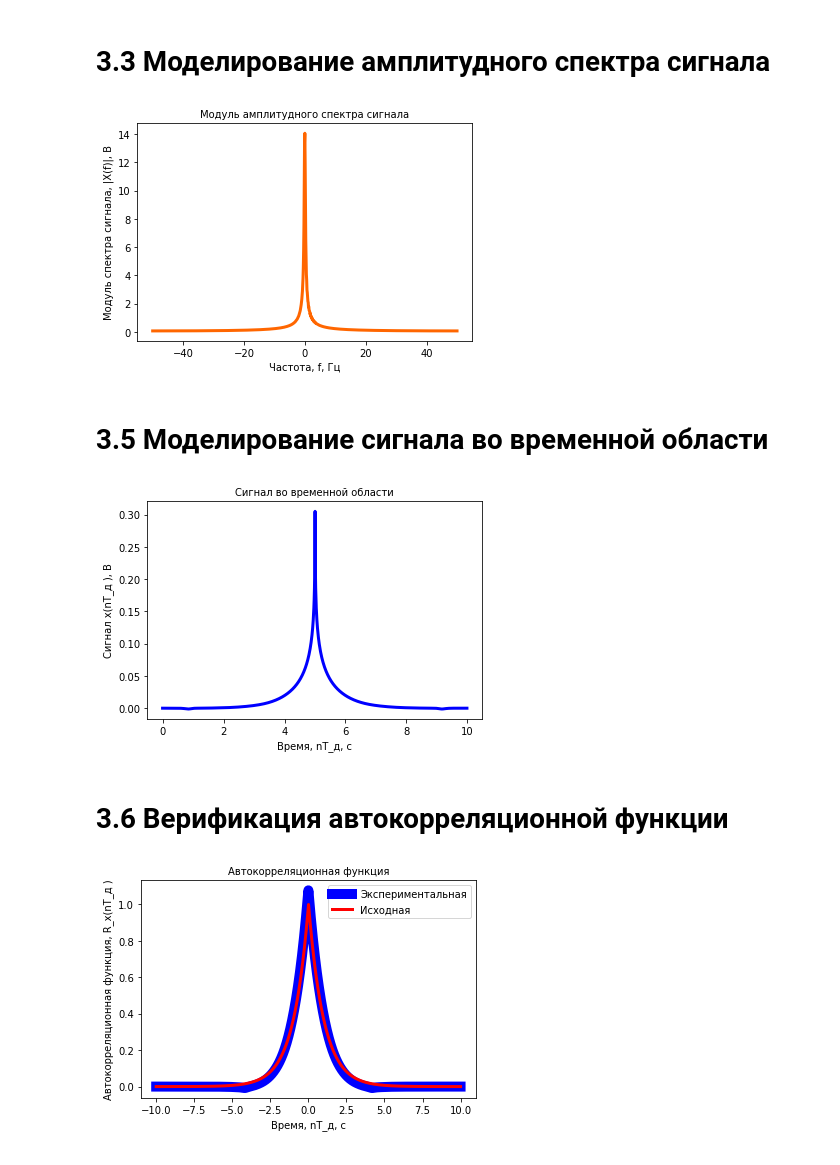
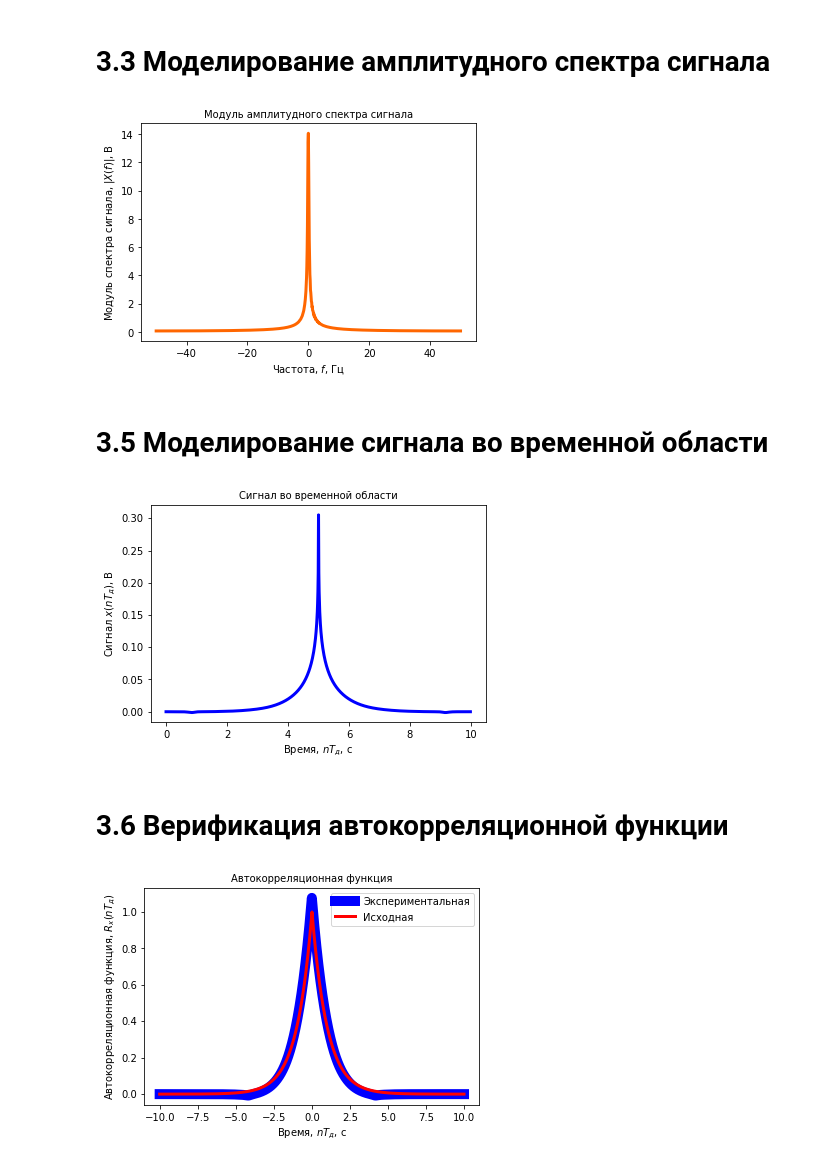
Before and after one commit to SakuraOneLove/DSP-2020, a Jupyter notebook: 8.ipynb, the cells around one changed output. Cells and saved outputs as stored; diff of their text form; code cells hidden in the pictures.

```diff
--- a/8.ipynb
+++ b/8.ipynb
@@ -172,11 +172,11 @@ sX = np.sqrt(aFSPM) # Формирование значений
 plt.plot(f, np.absolute(np.fft.fftshift(sX)), color=fColor, linewidth=3)
 
 plt.title("Модуль амплитудного спектра сигнала", fontname="Liberation Serif", fontsize=10)   # Заголовок
-plt.xlabel("Частота, f, Гц", fontname="Liberation Serif", fontsize=10)    # Надпись оси абсцисс
-plt.ylabel("Модуль спектра сигнала, |X(f)|, В", fontname="Liberation Serif", fontsize=10)    # Надпись оси ординат
+plt.xlabel("Частота, $\mathit{f}$, Гц", fontname="Liberation Serif", fontsize=10)    # Надпись оси абсцисс
+plt.ylabel("Модуль спектра сигнала, |$\mathit{X(f)}$|, В", fontname="Liberation Serif", fontsize=10)    # Надпись оси ординат
 plt.show()    # Отрисовка графика
 # %% [output]
-[figure, old version]
+[figure, new version]
 # %% [markdown]
 # 3.5 Моделирование сигнала во временной области
 # %%
@@ -188,26 +188,26 @@ x = np.fft.ifftshift(x) # Смещение сигнала
 plt.plot(t[NN-N-1:NN-1], x, color=tColor, linewidth=3)
 
 plt.title("Сигнал во временной области", fontname="Liberation Serif", fontsize=10)   # Заголовок
-plt.xlabel("Время, nT_д, с", fontname="Liberation Serif", fontsize=10)    # Надпись оси абсцисс
-plt.ylabel("Сигнал x(nT_д ), В", fontname="Liberation Serif", fontsize=10)    # Надпись оси ординат
+plt.xlabel("Время, $\mathit{nT_д}$, с", fontname="Liberation Serif", fontsize=10)    # Надпись оси абсцисс
+plt.ylabel("Сигнал $\mathit{x(nT_д)}$, В", fontname="Liberation Serif", fontsize=10)    # Надпись оси ординат
 plt.show()    # Отрисовка графика
 # %% [output]
-[figure, old version]
+[figure, new version]
 # %% [markdown]
 # 3.6 Верификация автокорреляционной функции
 # %%
 # Расчет АКФ
 xACF = np.correlate(x, x, "full") # Формирование значений
 
 # Формирование графика
 plt.plot(t, xACF, color=tColor, linewidth=10, label="Экспериментальная")
 
 plt.title("Автокорреляционная функция", fontname="Liberation Serif", fontsize=10)   # Заголовок
-plt.xlabel("Время, nT_д, с", fontname="Liberation Serif", fontsize=10)    # Надпись оси абсцисс
-plt.ylabel("Автокорреляционная функция, R_x(nT_д )", fontname="Liberation Serif", fontsize=10)    # Надпись оси ординат
+plt.xlabel("Время, $\mathit{nT_д}$, с", fontname="Liberation Serif", fontsize=10)    # Надпись оси абсцисс
+plt.ylabel("Автокорреляционная функция, $\mathit{R_x(nT_д)}$", fontname="Liberation Serif", fontsize=10)    # Надпись оси ординат
 
 plt.plot(t, np.fft.ifftshift(sACF), color=Color0, linewidth=3, label="Исходная")
 plt.legend()
 plt.show()    # Отрисовка графика
 # %% [output]
-[figure, old version]
+[figure, new version]
```
Also changed, not shown: parts of 6 cells of this notebook.
